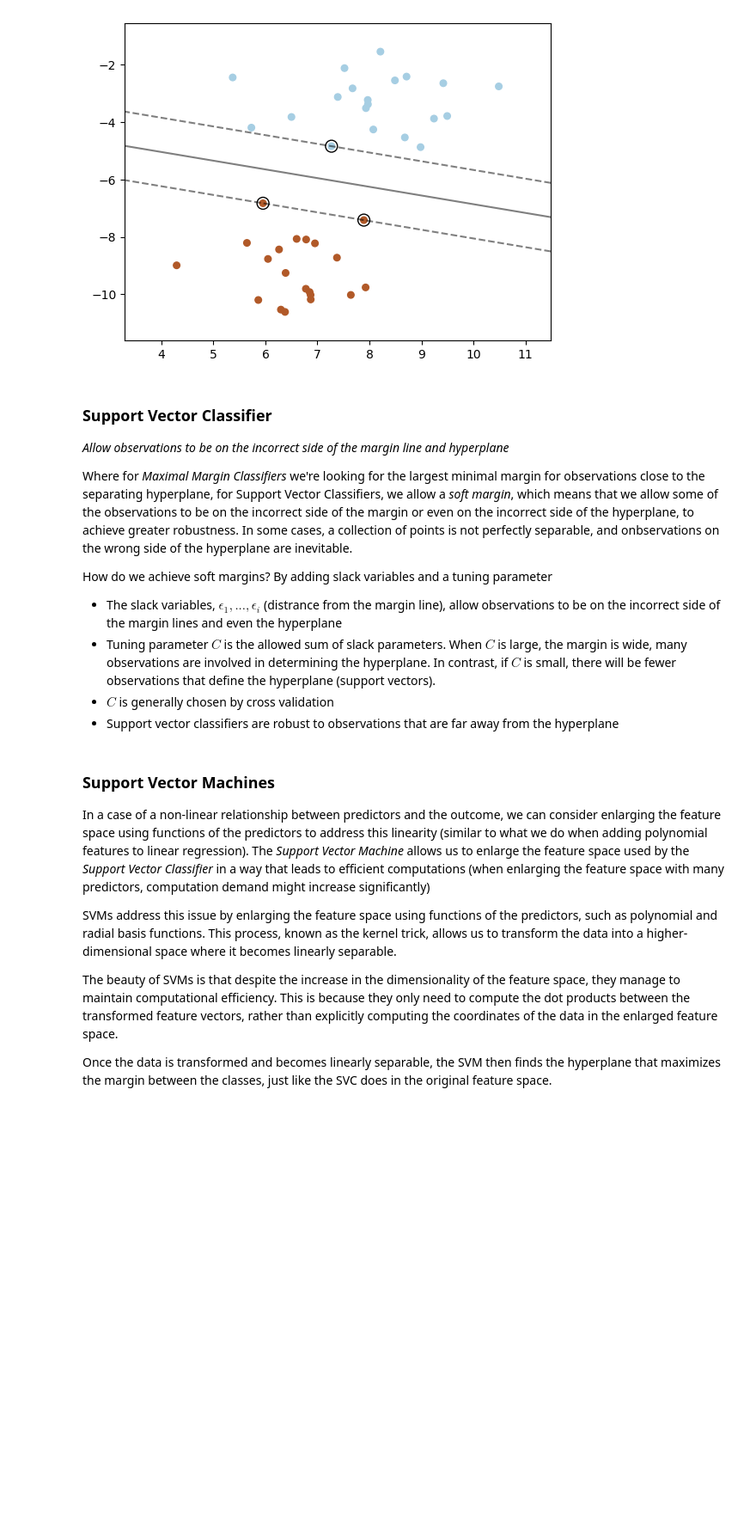
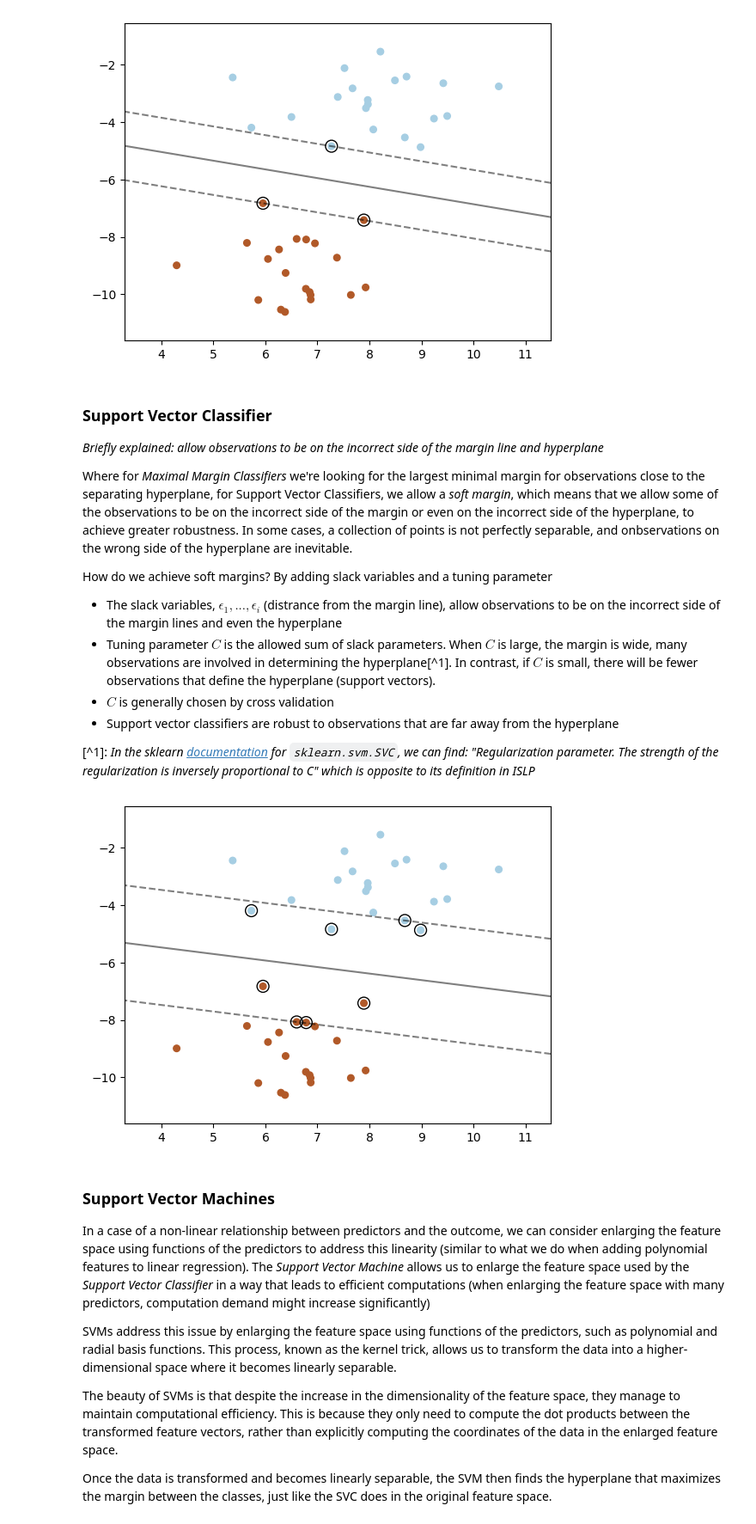
Before and after one commit to luukvanroessel/ML, a Jupyter notebook: classification/SVM_ISLP_theory.ipynb, the cells around one changed output. Shown at 86% size. Saved outputs shown, nothing was run; the diff lists cells and outputs as text; code cells hidden in the pictures; blank space fills up the shorter version.

```diff
--- a/classification/SVM_ISLP_theory.ipynb
+++ b/classification/SVM_ISLP_theory.ipynb
@@ -56,16 +57,50 @@ plt.show()
 # %% [markdown]
 ### Support Vector Classifier
 
-*Allow observations to be on the incorrect side of the margin line and hyperplane*
+*Briefly explained: allow observations to be on the incorrect side of the margin line and hyperplane*
 
 Where for *Maximal Margin Classifiers* we're looking for the largest minimal margin for observations close to the separating hyperplane, for Support Vector Classifiers, we allow a *soft margin*, which means that we allow some of the observations to be on the incorrect side of the margin or even on the incorrect side of the hyperplane, to achieve greater robustness. In some cases, a collection of points is not perfectly separable, and onbservations on the wrong side of the hyperplane are inevitable.
 
 How do we achieve soft margins?
 By adding slack variables and a tuning parameter
 - The slack variables, $\epsilon_1, ..., \epsilon_i$ (distrance from the margin line), allow observations to be on the incorrect side of the margin lines and even the hyperplane
-- Tuning parameter $C$ is the allowed sum of slack parameters. When $C$ is large, the margin is wide, many observations are involved in determining the hyperplane. In contrast, if $C$ is small, there will be fewer observations that define the hyperplane (support vectors).
+- Tuning parameter $C$ is the allowed sum of slack parameters. When $C$ is large, the margin is wide, many observations are involved in determining the hyperplane[^1]. In contrast, if $C$ is small, there will be fewer observations that define the hyperplane (support vectors).
 - $C$ is generally chosen by cross validation
 - Support vector classifiers are robust to observations that are far away from the hyperplane
+
+[^1]: *In the sklearn [documentation](https://scikit-learn.org/stable/modules/generated/sklearn.svm.SVC.html) for `sklearn.svm.SVC`, we can find: "Regularization parameter. The strength of the regularization is inversely proportional to C" which is opposite to its definition in ISLP*
+# %%
+C = 0.05
+
+clf = svm.SVC(kernel="linear", C=C)
+clf.fit(X, y)
+
+plt.scatter(X[:, 0], X[:, 1], c=y, s=30, cmap=plt.cm.Paired)
+
+# plot the decision function
+ax = plt.gca()
+DecisionBoundaryDisplay.from_estimator(
+    clf,
+    X,
+    plot_method="contour",
+    colors="k",
+    levels=[-1, 0, 1],
+    alpha=0.5,
+    linestyles=["--", "-", "--"],
+    ax=ax,
+)
+# plot support vectors
+ax.scatter(
+    clf.support_vectors_[:, 0],
+    clf.support_vectors_[:, 1],
+    s=100,
+    linewidth=1,
+    facecolors="none",
+    edgecolors="k",
+)
+plt.show()
+# %% [output]
+[figure, added]
 # %% [markdown]
 ### Support Vector Machines
 
```
Also changed, not shown: parts of 7 cells of this notebook, 1 other file.
